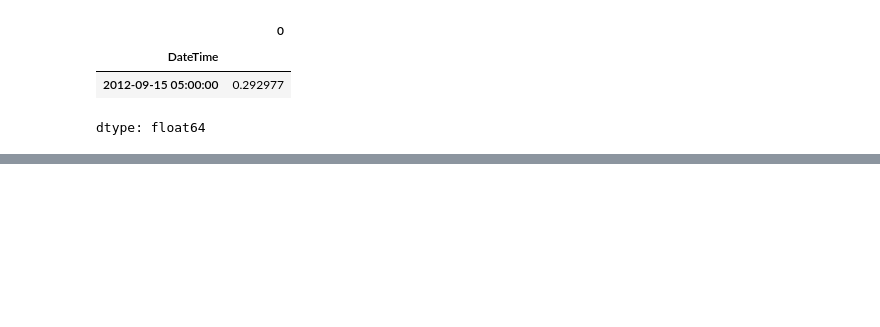
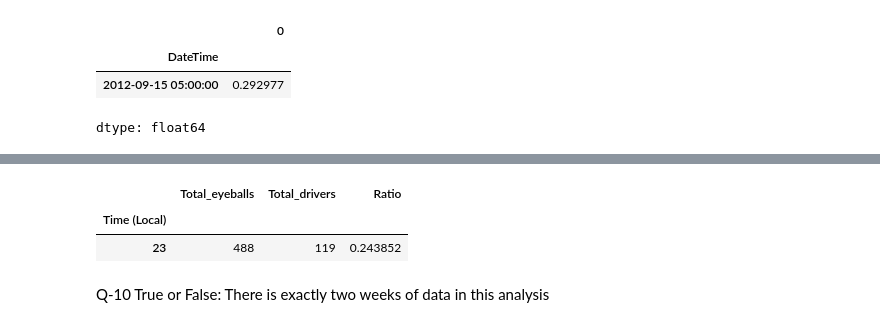
Before and after one commit to avi-11-2002/UBER-Assignment, a Jupyter notebook: Uber_DS_Assignment.ipynb, the cells around one changed output, grey strips where cells are left out. Drawn from its saved outputs; the diff is of its cells as text; code cells hidden in the pictures; blank space fills up the shorter version.

```diff
--- a/Uber_DS_Assignment.ipynb
+++ b/Uber_DS_Assignment.ipynb
@@ -365,0 +354,10 @@ dtype: float64
+# %%
+eye_vs_dri = df.groupby("Time (Local)").agg(Total_eyeballs=("Eyeballs ", "sum"), Total_drivers=("Unique Drivers", "sum"))
+eye_vs_dri["Ratio"] = eye_vs_dri["Total_drivers"] / eye_vs_dri["Total_eyeballs"]
+eye_vs_dri.sort_values(by="Ratio", ascending=True).head(1)
+# %% [output]
+|  | Total_eyeballs | Total_drivers | Ratio |
+| Time (Local) |  |  |  |
+| 23 | 488 | 119 | 0.243852 |
+# %% [markdown]
+Q-10 True or False: There is exactly two weeks of data in this analysis
```
Also changed, not shown: parts of 20 cells of this notebook.
